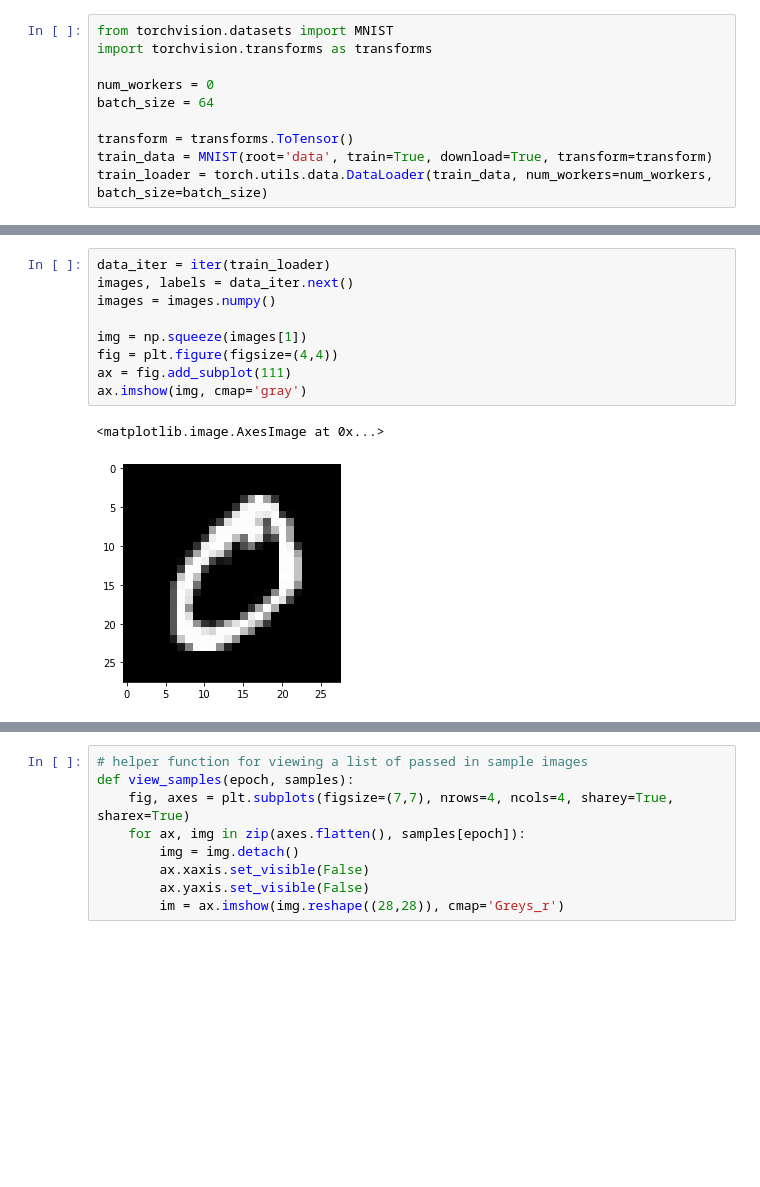
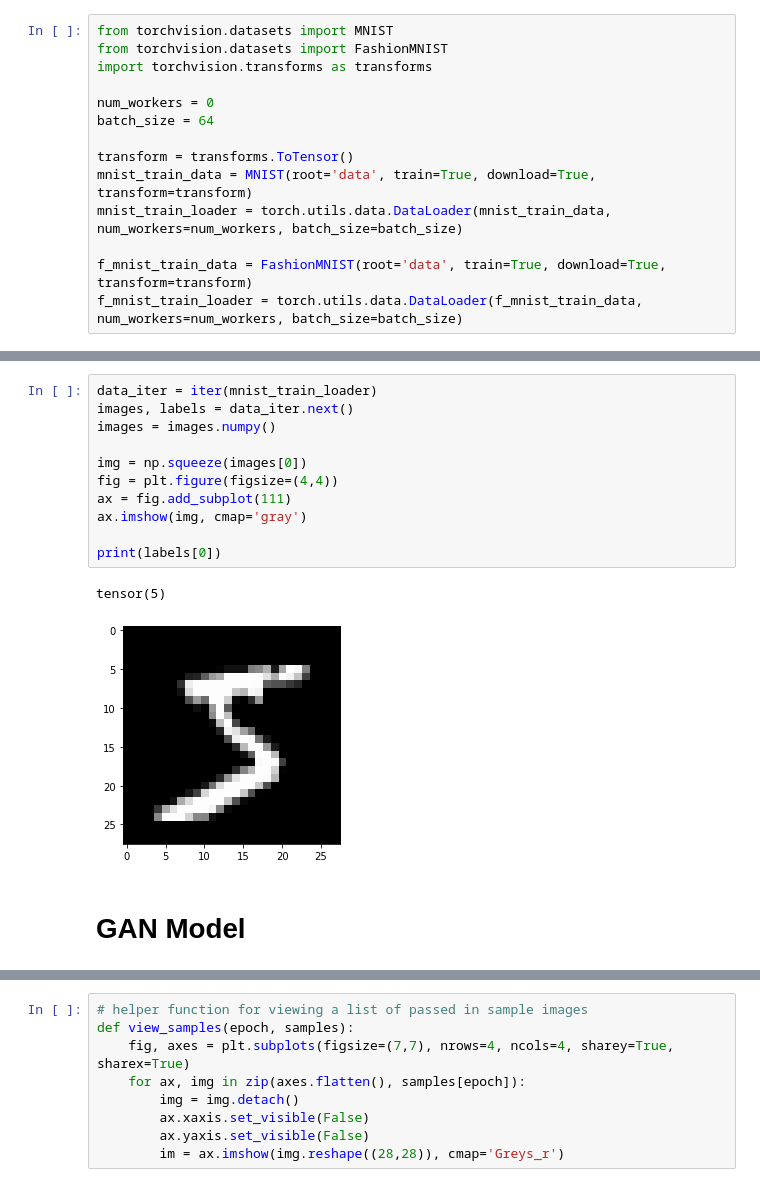
Before and after one commit to Huy1711/GAN, a Jupyter notebook: GAN.ipynb, the cells around one changed output, grey strips where cells are left out. Saved outputs shown, nothing was run; the diff lists cells and outputs as text; blank space fills up the shorter version.

```diff
--- a/GAN.ipynb
+++ b/GAN.ipynb
@@ -7,10 +14,14 @@ import matplotlib.pyplot as plt
 # %%
 from torchvision.datasets import MNIST
+from torchvision.datasets import FashionMNIST
 import torchvision.transforms as transforms
 
 num_workers = 0
 batch_size = 64
 
 transform = transforms.ToTensor()
-train_data = MNIST(root='data', train=True, download=True, transform=transform)
-train_loader = torch.utils.data.DataLoader(train_data, num_workers=num_workers, batch_size=batch_size)
+mnist_train_data = MNIST(root='data', train=True, download=True, transform=transform)
+mnist_train_loader = torch.utils.data.DataLoader(mnist_train_data, num_workers=num_workers, batch_size=batch_size)
+
+f_mnist_train_data = FashionMNIST(root='data', train=True, download=True, transform=transform)
+f_mnist_train_loader = torch.utils.data.DataLoader(f_mnist_train_data, num_workers=num_workers, batch_size=batch_size)
@@ -33,15 +28,19 @@ Extracting data/MNIST/raw/t10k-labels-idx1-ubyte.gz to data/MNIST/raw
 # %%
-data_iter = iter(train_loader)
+data_iter = iter(mnist_train_loader)
 images, labels = data_iter.next()
 images = images.numpy()
 
-img = np.squeeze(images[1])
+img = np.squeeze(images[0])
 fig = plt.figure(figsize=(4,4))
 ax = fig.add_subplot(111)
 ax.imshow(img, cmap='gray')
+
+print(labels[0])
 # %% [output]
-<matplotlib.image.AxesImage at 0x...>
+tensor(5)
-[figure, old version]
+[figure, new version]
+# %% [markdown]
+# GAN Model
 # %%
 import torch.nn as nn
 import torch.nn.functional as func
```
Also changed, not shown: parts of 18 cells of this notebook.
